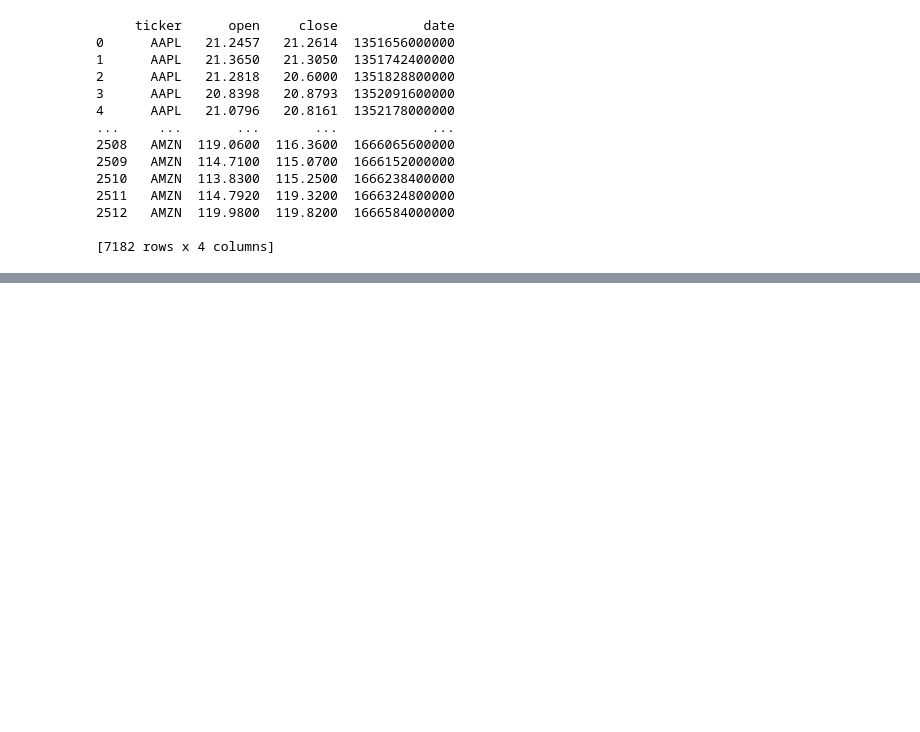
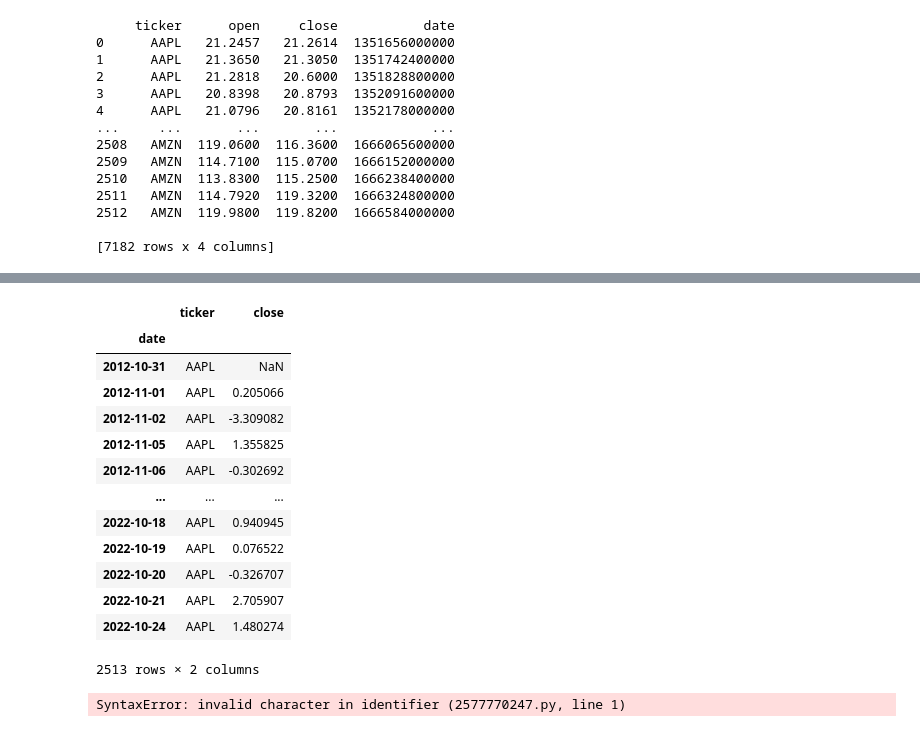
Before and after one commit to lyndsaywylie/Project-1, a Jupyter notebook: lyns.ipynb, the cells around one changed output, grey strips where cells are left out. Cells and saved outputs as stored; diff of their text form; code cells hidden in the pictures; blank space fills up the shorter version.

```diff
--- a/lyns.ipynb
+++ b/lyns.ipynb
@@ -41,0 +181,11 @@ print(dummy)
+# %%
+#Divide dataframes into new dataframes by ticker
+aapl_daily = dummy[dummy["ticker"] == "AAPL"]
+aapl_daily = pd.DataFrame(aapl_daily)
+print(aapl_daily.head())
+amzn_daily = dummy[dummy["ticker"] == "AMZN"]
+amzn_daily = pd.DataFrame(amzn_daily)
+print(amzn_daily.head())
+googl_daily = dummy[dummy["ticker"] == "GOOGL"]
+googl_daily = pd.DataFrame(googl_daily)
+print(googl_daily.head())
@@ -41,0 +210,59 @@ print(dummy)
+# %%
+#create a copies of aapl_daily with only close amount to not change original dataframe
+#ticker_daily = original & ticker_close = copy
+aapl_close = aapl_daily.copy(deep=True)
+del aapl_close["open"]
+#aapl_close
+googl_close = googl_daily.copy(deep=True)
+del googl_close["open"]
+#googl_close
+amzn_close = amzn_daily.copy(deep=True)
+del amzn_close["open"]
+#amzn_close
+#create new dataframes for percent change from close dataframe
+aapl_pctchange = aapl_close.copy(deep=True)
+googl_pctchange = aapl_close.copy(deep=True)
+amzn_pctchange = aapl_close.copy(deep=True)
+#create new dF for % change
+aapl_dchange = aapl_close.copy(deep=True)
+googl_dchange = aapl_close.copy(deep=True)
+amzn_dchange = aapl_close.copy(deep=True)
+#aapl_pctchange
+#aapl_dchange
+# %%
+#create new dataframes for percent change from close dataframe
+aapl_pctchange = aapl_close.copy(deep=True)
+googl_pctchange = aapl_close.copy(deep=True)
+amzn_pctchange = aapl_close.copy(deep=True)
+#calculate % change
+aapl_pctchange["close"]=aapl_pctchange["close"].pct_change()*100
+amzn_pctchange["close"]=amzn_pctchange["close"].pct_change()*100
+googl_pctchange["close"]=googl_pctchange["close"].pct_change()*100
+aapl_pctchange
+# %% [output]
+|  | ticker | close |
+| date |  |  |
+| 2012-10-31 | AAPL | NaN |
+| 2012-11-01 | AAPL | 0.205066 |
+| 2012-11-02 | AAPL | -3.309082 |
+| 2012-11-05 | AAPL | 1.355825 |
+| 2012-11-06 | AAPL | -0.302692 |
+| ... | ... | ... |
+| 2022-10-18 | AAPL | 0.940945 |
+| 2022-10-19 | AAPL | 0.076522 |
+| 2022-10-20 | AAPL | -0.326707 |
+| 2022-10-21 | AAPL | 2.705907 |
+| 2022-10-24 | AAPL | 1.480274 |
+2513 rows × 2 columns
+# %%
+a = aapl_pctchange[close].loc[‘2020–01–03’:’2020–07–01'].dropna()
+b = aapl_pctchange[close].loc[‘2019–01–03’:’2019–07–01'].dropna()
+plt.figure(figsize = (10,7))
+a.plot(kind=’hist’, label=’2020', bins=50, alpha=0.5)
+b.plot(kind=’hist’, label=’2019', bins=12, alpha=0.5)
+plt.title(‘Distribution of ‘ + ticker + ‘ returns’)
+plt.xlabel(‘Daily Returns (%)’)
+plt.legend()
+plt.show()
+# %% [output]
+SyntaxError: invalid character in identifier (2577770247.py, line 1)
```
Also changed, not shown: parts of 10 cells of this notebook.
